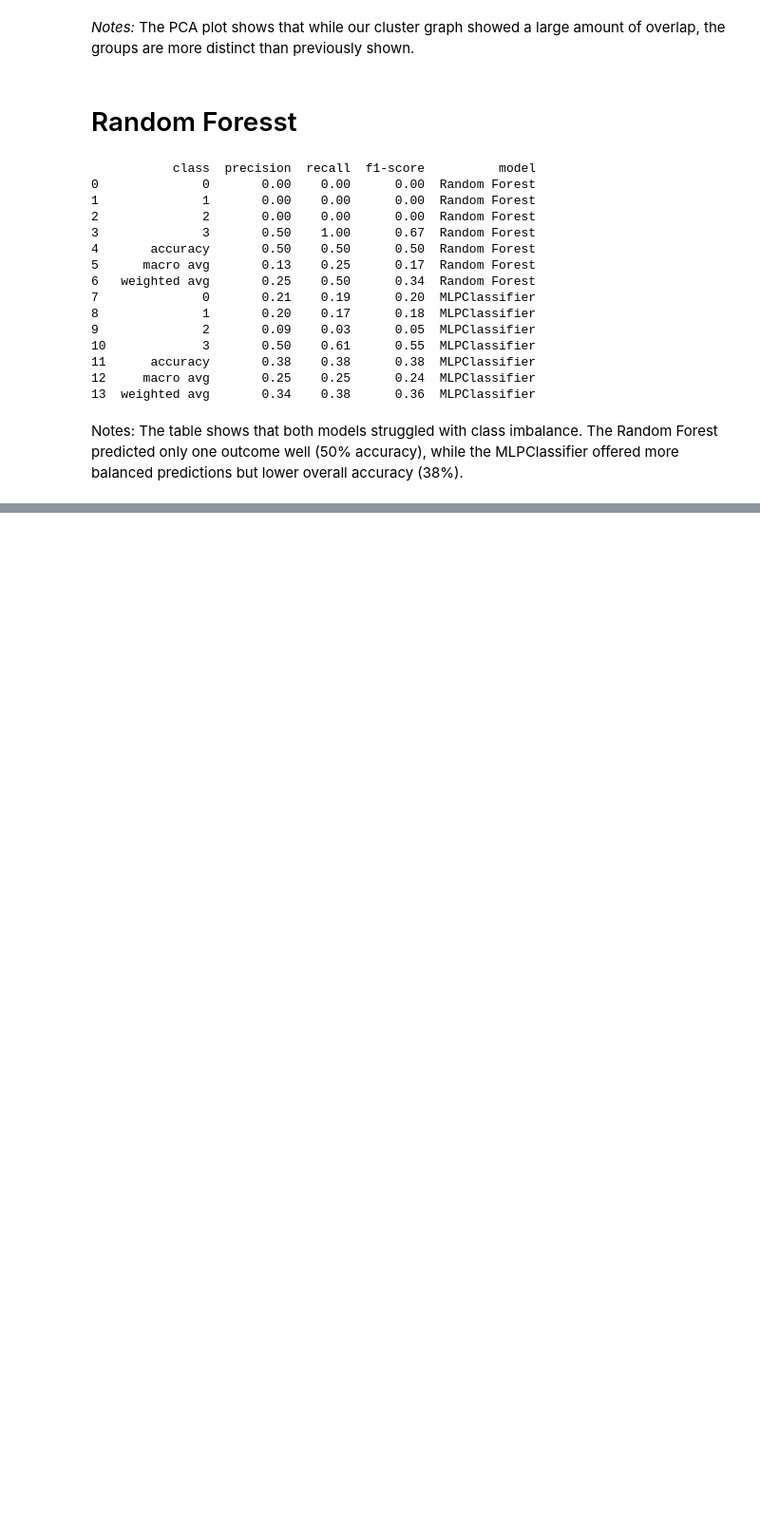
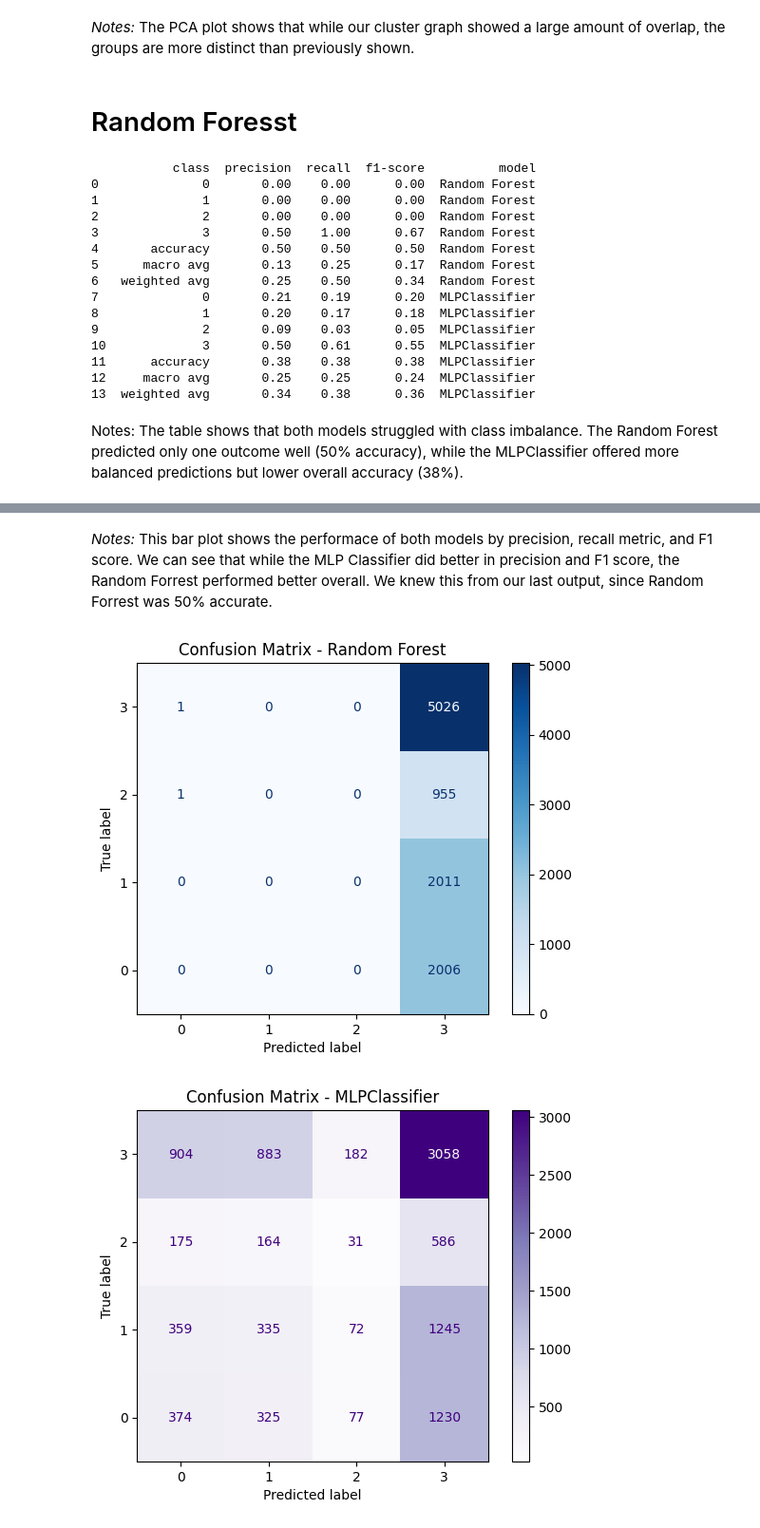
Before and after one commit to Mak-222/DAT402_Proj2, a Jupyter notebook: Proj2.ipynb, the cells around one changed output, grey strips where cells are left out. Shown at 95% size. Drawn from its saved outputs; the diff is of its cells as text; code cells hidden in the pictures; blank space fills up the shorter version.

```diff
--- a/Proj2.ipynb
+++ b/Proj2.ipynb
@@ -260,0 +282,18 @@ Notes: The table shows that both models struggled with class imbalance. The Rand
+# %% [markdown]
+_Notes:_ This bar plot shows the performace of both models by precision, recall metric, and F1 score. We can see that while the MLP Classifier did better in precision and F1 score, the Random Forrest performed better overall. We knew this from our last output, since Random Forrest was 50% accurate.
+# %%
+# Plot confusion matrix for Random Forest
+class_names = ['Match', 'Low Interest', 'No Engagement']
+ConfusionMatrixDisplay.from_estimator(rf, X_test, y_test, cmap ='Blues')
+plt.title('Confusion Matrix - Random Forest')
+plt.gca().invert_yaxis() #show y axis 0-3 instead of 3-0
+plt.show()
+
+#Confusion matrix for MLP Classifier
+ConfusionMatrixDisplay.from_estimator(mlp, X_test_scaled, y_test, cmap = 'Purples')
+plt.title('Confusion Matrix - MLPClassifier')
+plt.gca().invert_yaxis() #show y axis 0-3 instead of 3-0
+plt.show()
+# %% [output]
+[figure, added]
+[figure, added]
```
Also changed, not shown: parts of 6 cells of this notebook.
